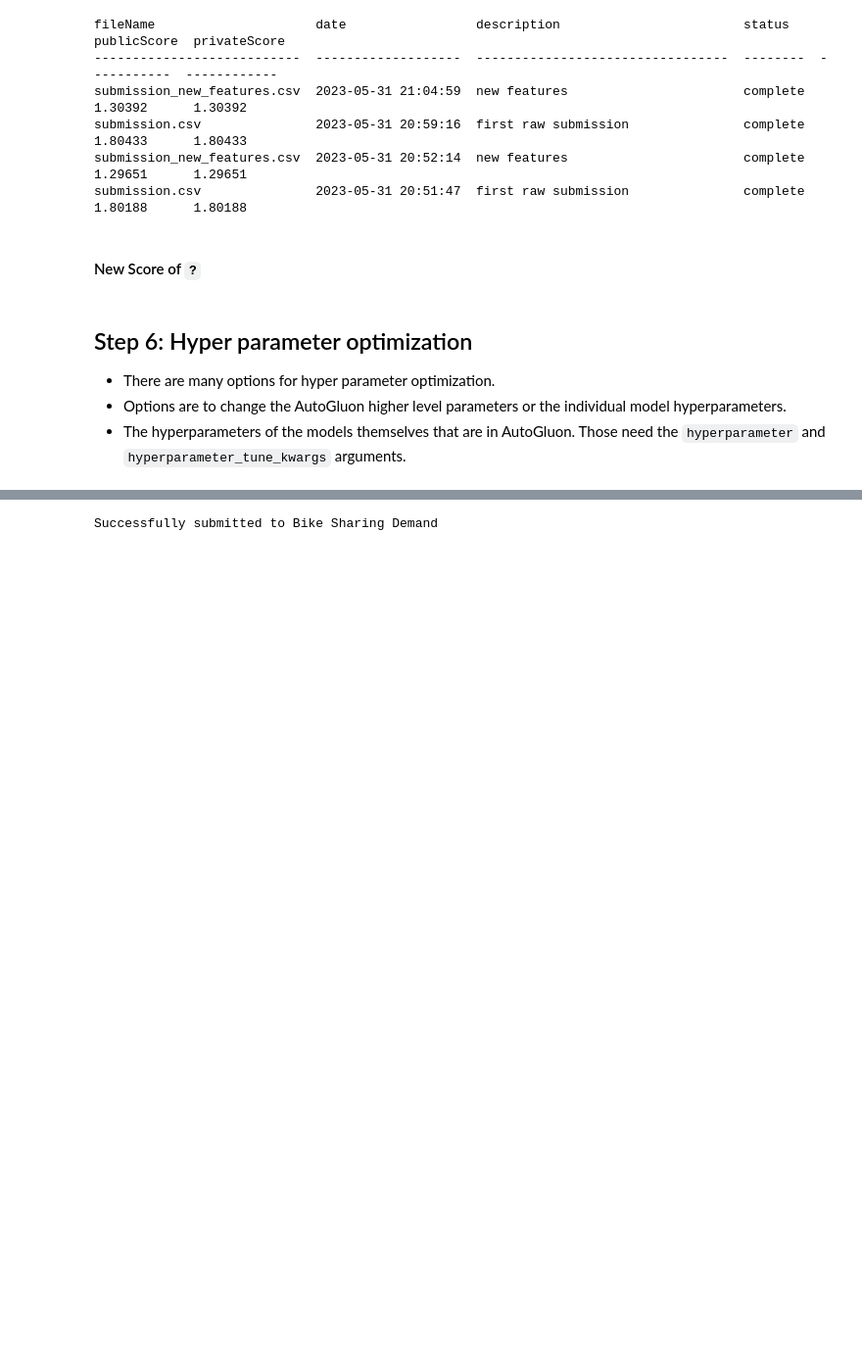
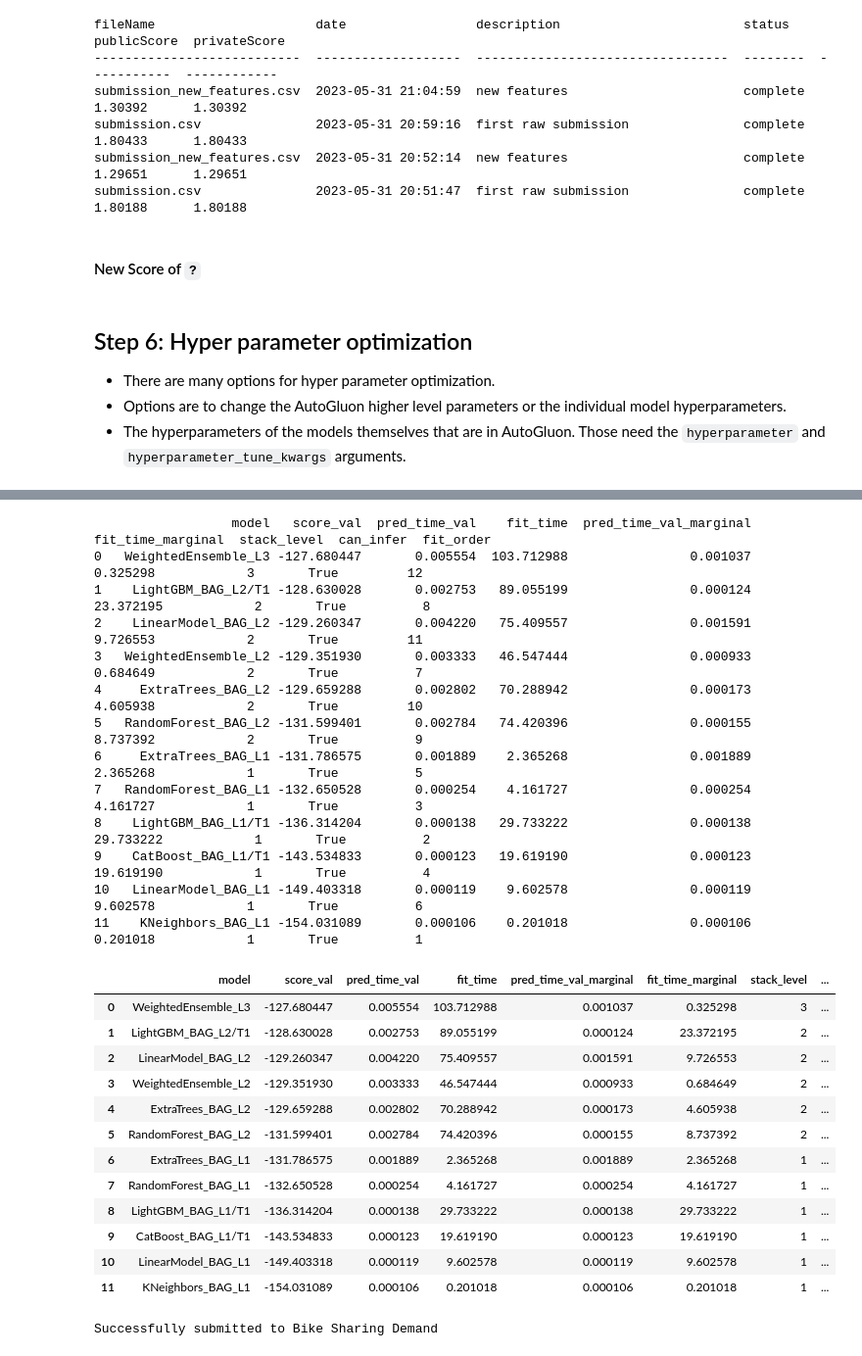
Before and after one commit to rdkworld/MLF-Nanodegree-2023, a Jupyter notebook: project/project_template.ipynb, the cells around one changed output, grey strips where cells are left out. Shown at 98% size. Saved outputs shown, nothing was run; the diff lists cells and outputs as text; code cells hidden in the pictures; blank space fills up the shorter version.

```diff
--- a/project/project_template.ipynb
+++ b/project/project_template.ipynb
@@ -527,3 +611,32 @@ Feature Metadata (Processed):
+# %%
+predictor_new_hpo.leaderboard()
+# %% [output]
+                  model   score_val  pred_time_val    fit_time  pred_time_val_marginal  fit_time_marginal  stack_level  can_infer  fit_order
+0   WeightedEnsemble_L3 -127.680447       0.005554  103.712988                0.001037           0.325298            3       True         12
+1    LightGBM_BAG_L2/T1 -128.630028       0.002753   89.055199                0.000124          23.372195            2       True          8
+2    LinearModel_BAG_L2 -129.260347       0.004220   75.409557                0.001591           9.726553            2       True         11
+3   WeightedEnsemble_L2 -129.351930       0.003333   46.547444                0.000933           0.684649            2       True          7
+4     ExtraTrees_BAG_L2 -129.659288       0.002802   70.288942                0.000173           4.605938            2       True         10
+5   RandomForest_BAG_L2 -131.599401       0.002784   74.420396                0.000155           8.737392            2       True          9
+6     ExtraTrees_BAG_L1 -131.786575       0.001889    2.365268                0.001889           2.365268            1       True          5
+7   RandomForest_BAG_L1 -132.650528       0.000254    4.161727                0.000254           4.161727            1       True          3
+8    LightGBM_BAG_L1/T1 -136.314204       0.000138   29.733222                0.000138          29.733222            1       True          2
+9    CatBoost_BAG_L1/T1 -143.534833       0.000123   19.619190                0.000123          19.619190            1       True          4
+10   LinearModel_BAG_L1 -149.403318       0.000119    9.602578                0.000119           9.602578            1       True          6
+11    KNeighbors_BAG_L1 -154.031089       0.000106    0.201018                0.000106           0.201018            1       True          1
+|  | model | score_val | pred_time_val | fit_time | pred_time_val_marginal | fit_time_marginal | stack_level | ... |
+| 0 | WeightedEnsemble_L3 | -127.680447 | 0.005554 | 103.712988 | 0.001037 | 0.325298 | 3 | ... |
+| 1 | LightGBM_BAG_L2/T1 | -128.630028 | 0.002753 | 89.055199 | 0.000124 | 23.372195 | 2 | ... |
+| 2 | LinearModel_BAG_L2 | -129.260347 | 0.004220 | 75.409557 | 0.001591 | 9.726553 | 2 | ... |
+| 3 | WeightedEnsemble_L2 | -129.351930 | 0.003333 | 46.547444 | 0.000933 | 0.684649 | 2 | ... |
+| 4 | ExtraTrees_BAG_L2 | -129.659288 | 0.002802 | 70.288942 | 0.000173 | 4.605938 | 2 | ... |
+| 5 | RandomForest_BAG_L2 | -131.599401 | 0.002784 | 74.420396 | 0.000155 | 8.737392 | 2 | ... |
+| 6 | ExtraTrees_BAG_L1 | -131.786575 | 0.001889 | 2.365268 | 0.001889 | 2.365268 | 1 | ... |
+| 7 | RandomForest_BAG_L1 | -132.650528 | 0.000254 | 4.161727 | 0.000254 | 4.161727 | 1 | ... |
+| 8 | LightGBM_BAG_L1/T1 | -136.314204 | 0.000138 | 29.733222 | 0.000138 | 29.733222 | 1 | ... |
+| 9 | CatBoost_BAG_L1/T1 | -143.534833 | 0.000123 | 19.619190 | 0.000123 | 19.619190 | 1 | ... |
+| 10 | LinearModel_BAG_L1 | -149.403318 | 0.000119 | 9.602578 | 0.000119 | 9.602578 | 1 | ... |
+| 11 | KNeighbors_BAG_L1 | -154.031089 | 0.000106 | 0.201018 | 0.000106 | 0.201018 | 1 | ... |
 # %%
 # Remember to set all negative values to zero
 ?
```
Also changed, not shown: parts of 10 cells of this notebook.
